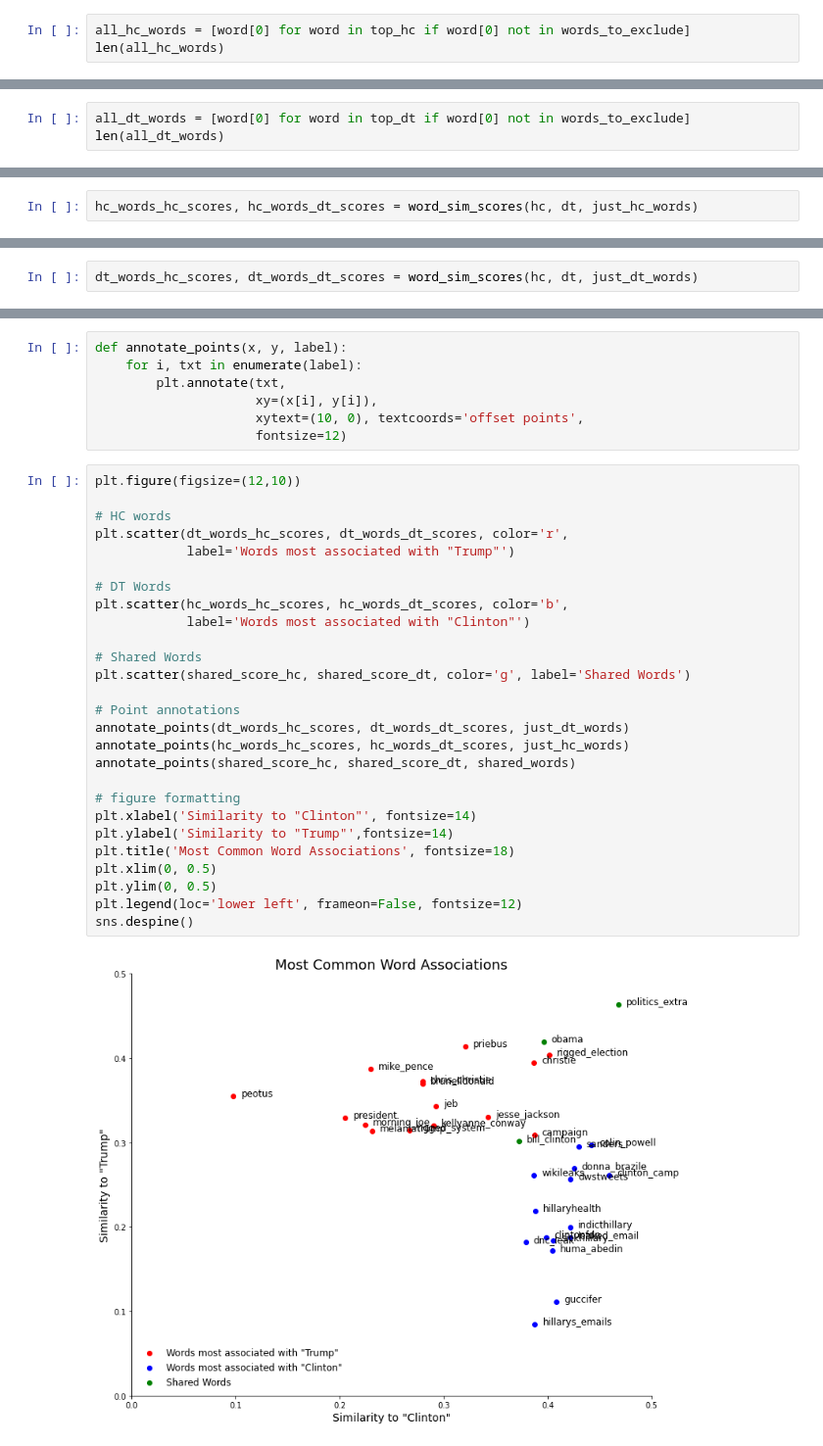
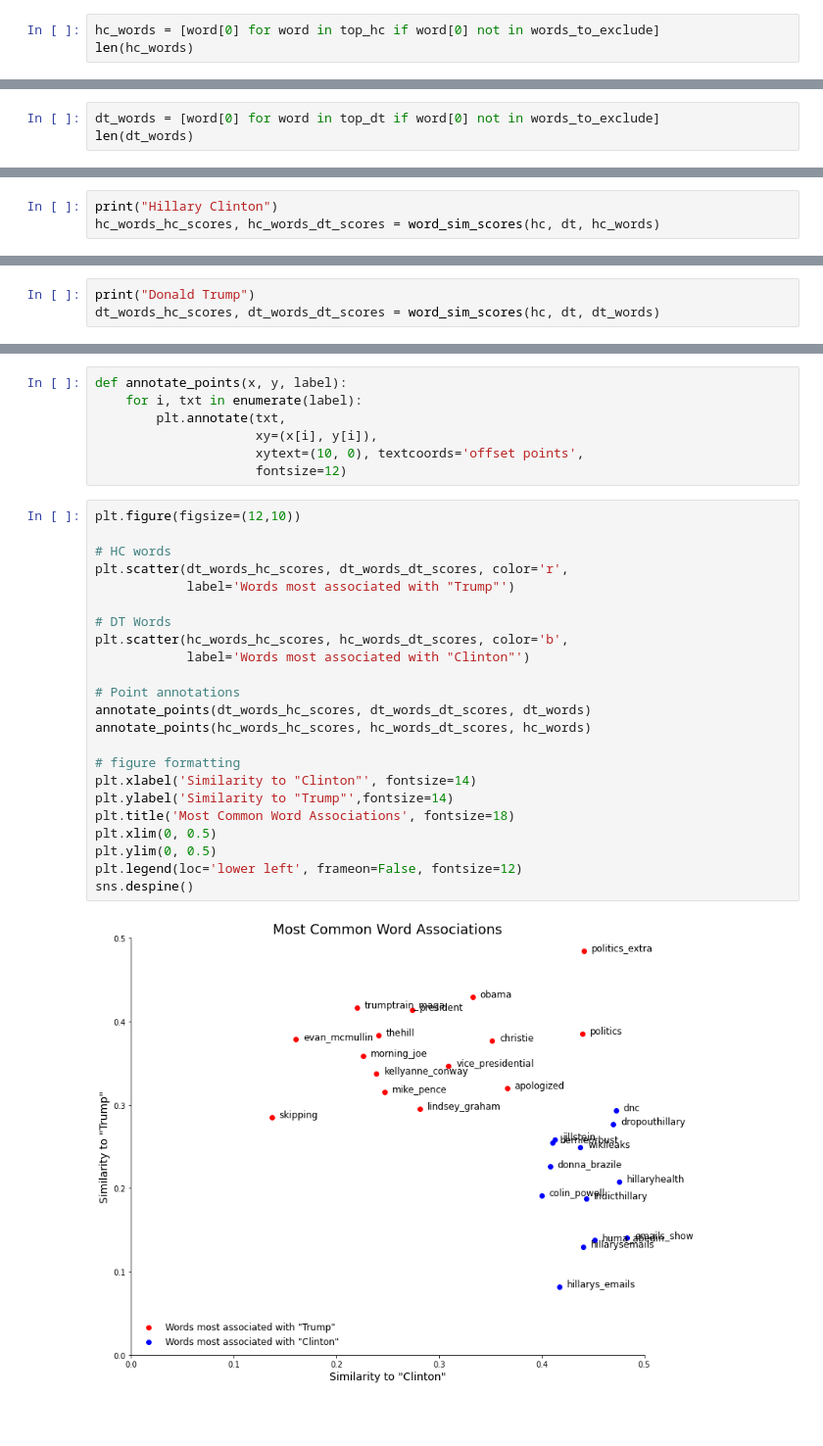
Before and after one commit to scrapfishies/russian-troll-tweets-nlp, a Jupyter notebook: modeling/w2v_modeling.ipynb, the cells around one changed output, grey strips where cells are left out. Shown: that part at 98% size. Cells and saved outputs as stored; diff of their text form; blank space fills up the shorter version.

```diff
--- a/modeling/w2v_modeling.ipynb
+++ b/modeling/w2v_modeling.ipynb
@@ -81,4 +89,4 @@ words_to_exclude = ['hillary_clinton','clinton', 'hillary','trump','donald_trump
 # %%
-all_hc_words = [word[0] for word in top_hc if word[0] not in words_to_exclude]
-len(all_hc_words)
+hc_words = [word[0] for word in top_hc if word[0] not in words_to_exclude]
+len(hc_words)
 # %% [output]
@@ -86,4 +94,4 @@ len(all_hc_words)
 # %%
-all_dt_words = [word[0] for word in top_dt if word[0] not in words_to_exclude]
-len(all_dt_words)
+dt_words = [word[0] for word in top_dt if word[0] not in words_to_exclude]
+len(dt_words)
 # %% [output]
@@ -127,3 +115,4 @@ politics_extra       0.4682  0.4632
 # %%
-hc_words_hc_scores, hc_words_dt_scores = word_sim_scores(hc, dt, just_hc_words)
+print("Hillary Clinton")
+hc_words_hc_scores, hc_words_dt_scores = word_sim_scores(hc, dt, hc_words)
 # %% [output]
@@ -149,3 +139,4 @@ dnc_leak             0.3788  0.1823
 # %%
-dt_words_hc_scores, dt_words_dt_scores = word_sim_scores(hc, dt, just_dt_words)
+print("Donald Trump")
+dt_words_hc_scores, dt_words_dt_scores = word_sim_scores(hc, dt, dt_words)
 # %% [output]
@@ -178,29 +172,25 @@ def annotate_points(x, y, label):
 # %%
 plt.figure(figsize=(12,10))
 
 # HC words
 plt.scatter(dt_words_hc_scores, dt_words_dt_scores, color='r',
             label='Words most associated with "Trump"')
 
 # DT Words
 plt.scatter(hc_words_hc_scores, hc_words_dt_scores, color='b',
             label='Words most associated with "Clinton"')
 
-# Shared Words
-plt.scatter(shared_score_hc, shared_score_dt, color='g', label='Shared Words')
-
 # Point annotations
-annotate_points(dt_words_hc_scores, dt_words_dt_scores, just_dt_words)
-annotate_points(hc_words_hc_scores, hc_words_dt_scores, just_hc_words)
-annotate_points(shared_score_hc, shared_score_dt, shared_words)
+annotate_points(dt_words_hc_scores, dt_words_dt_scores, dt_words)
+annotate_points(hc_words_hc_scores, hc_words_dt_scores, hc_words)
 
 # figure formatting
 plt.xlabel('Similarity to "Clinton"', fontsize=14)
 plt.ylabel('Similarity to "Trump"',fontsize=14)
 plt.title('Most Common Word Associations', fontsize=18)
 plt.xlim(0, 0.5)
 plt.ylim(0, 0.5)
 plt.legend(loc='lower left', frameon=False, fontsize=12)
 sns.despine()
 # %% [output]
-[figure, old version]
+[figure, new version]
```
Also changed, not shown: parts of 24 cells of this notebook, 12 other files.
